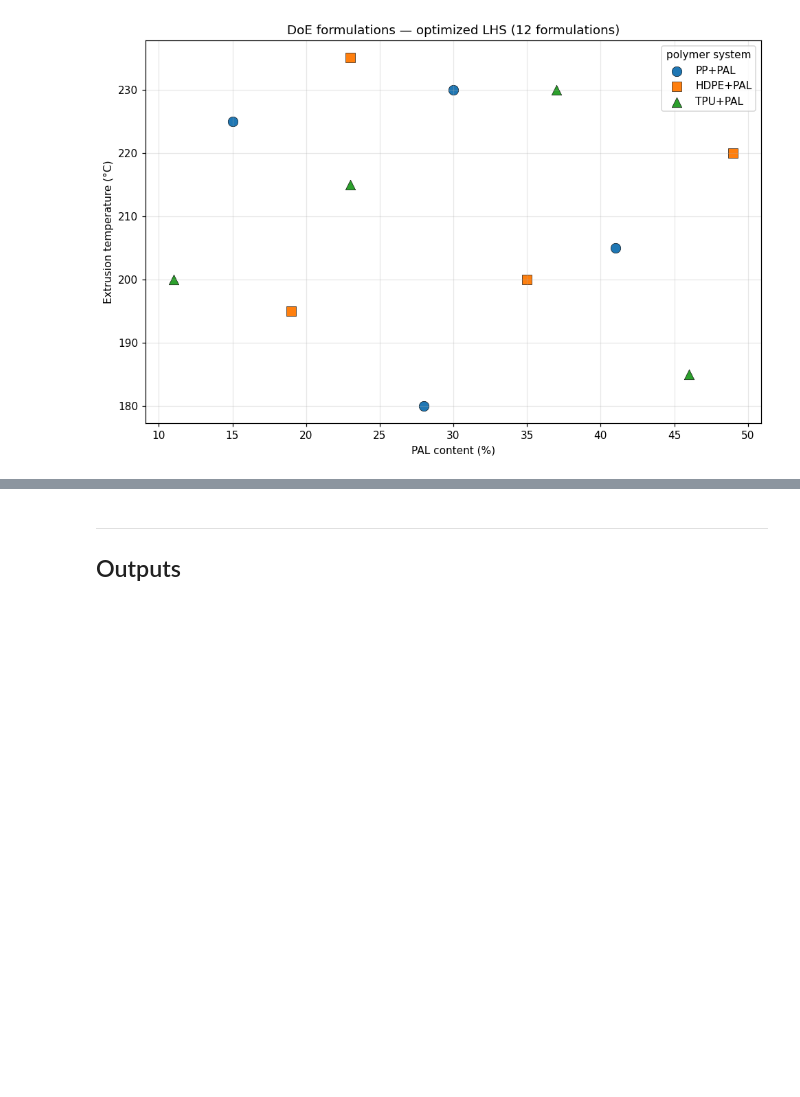
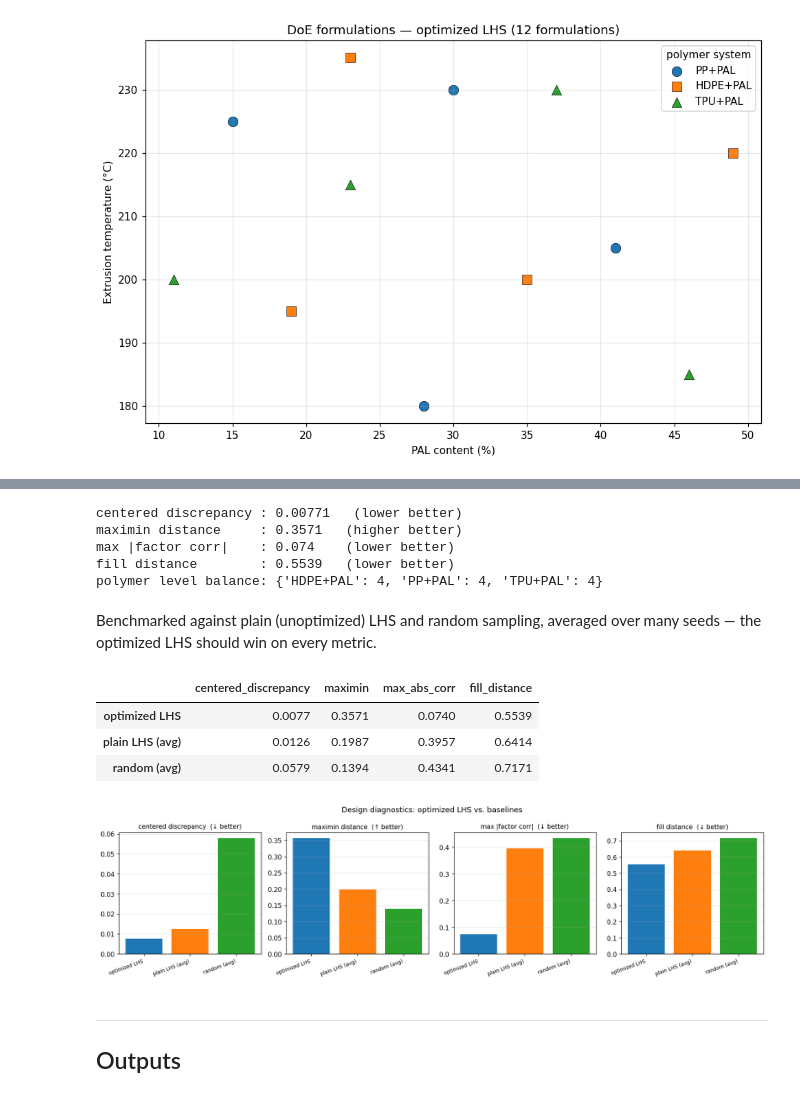
Before and after one commit to Chris1504-fdz/UIC_NU_Recycling, a Jupyter notebook: notebooks/data_processing_v2.ipynb, the cells around one changed output, grey strips where cells are left out. Saved outputs shown, nothing was run; the diff lists cells and outputs as text; code cells hidden in the pictures; blank space fills up the shorter version.

```diff
--- a/notebooks/data_processing_v2.ipynb
+++ b/notebooks/data_processing_v2.ipynb
@@ -303,3 +353,35 @@ plots.doe_scatter(design, save=p.figures / "doe_formulations.png")
+# %%
+# Rebuild the unit-cube design (same seed as utils.doe) and score it.
+from scipy.stats import qmc
+U = qmc.LatinHypercube(d=3, optimization="random-cd",
+                       seed=config.DOE.seed).random(config.DOE.n_formulations)
+m = doe.design_metrics(U)
+print(f"centered discrepancy : {m['centered_discrepancy']:.5f}   (lower better)")
+print(f"maximin distance     : {m['maximin']:.4f}   (higher better)")
+print(f"max |factor corr|    : {m['max_abs_corr']:.3f}    (lower better)")
+print(f"fill distance        : {m['fill_distance']:.4f}   (lower better)")
+print(f"polymer level balance: {design.polymer_system.value_counts().to_dict()}")
+# %% [output]
+centered discrepancy : 0.00771   (lower better)
+maximin distance     : 0.3571   (higher better)
+max |factor corr|    : 0.074    (lower better)
+fill distance        : 0.5539   (lower better)
+polymer level balance: {'HDPE+PAL': 4, 'PP+PAL': 4, 'TPU+PAL': 4}
+# %% [markdown]
+Benchmarked against plain (unoptimized) LHS and random sampling, averaged over many seeds —
+the optimized LHS should win on every metric.
+# %%
+bench = doe.benchmark_designs()
+bench.round(4)
+# %% [output]
+|  | centered_discrepancy | maximin | max_abs_corr | fill_distance |
+| optimized LHS | 0.0077 | 0.3571 | 0.0740 | 0.5539 |
+| plain LHS (avg) | 0.0126 | 0.1987 | 0.3957 | 0.6414 |
+| random (avg) | 0.0579 | 0.1394 | 0.4341 | 0.7171 |
+# %%
+plots.design_benchmark(bench, save=p.figures / "doe_diagnostics.png")
+# %% [output]
+[figure, added]
 # %% [markdown]
 ---
 ## Outputs
```
Also changed, not shown: parts of 5 cells of this notebook, 6 other files.
